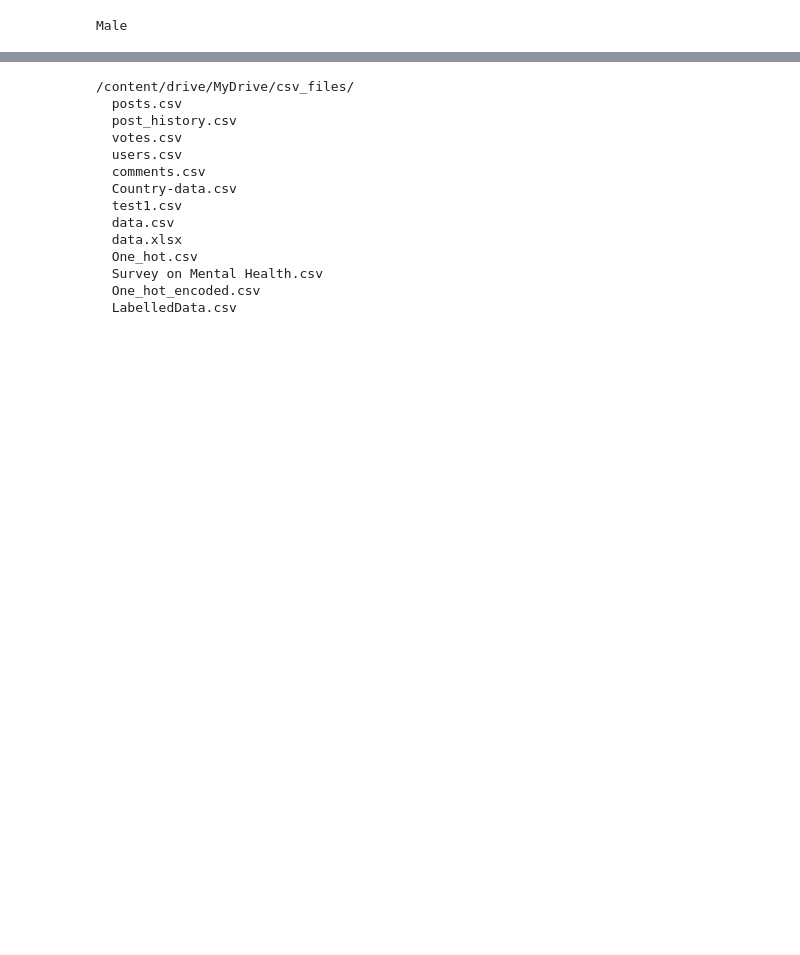
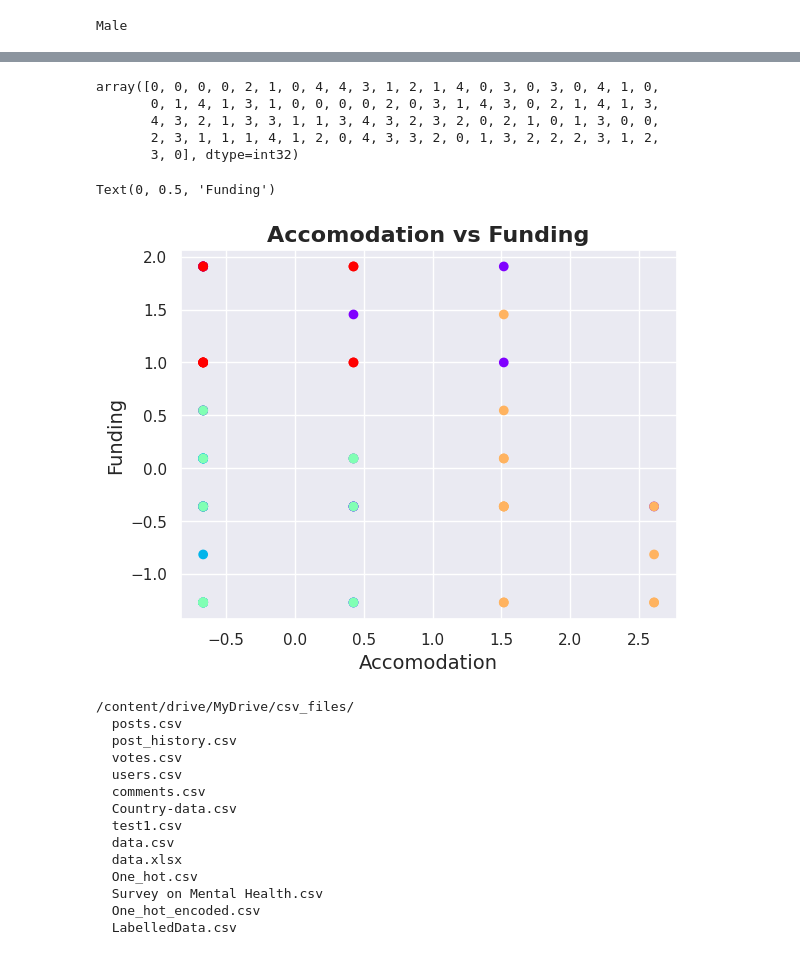
Before and after one commit to fardinahsan84/Survey-on-Mental-Health-across-Canada, a Jupyter notebook: Project1.ipynb, the cells around one changed output, grey strips where cells are left out. Drawn from its saved outputs; the diff is of its cells as text; code cells hidden in the pictures; blank space fills up the shorter version.

```diff
--- a/Project1.ipynb
+++ b/Project1.ipynb
@@ -194,0 +279,2 @@ Male
+# %%
+data_to_test = data_to_test.drop('kmeans_4', axis = 1)
@@ -194,0 +287,2 @@ Male
+# %%
+data_to_test['kmeans_5'] = kmeans.labels_
@@ -195,3 +310,22 @@ Male
+# %%
+identified_clusters = kmeans.fit_predict(data_to_test[['Q5_T', 'Q6_T', 'Q7_T', 'Q8_T','Q9_T', 'Q10_T']])
+identified_clusters
+# %% [output]
+array([0, 0, 0, 0, 2, 1, 0, 4, 4, 3, 1, 2, 1, 4, 0, 3, 0, 3, 0, 4, 1, 0,
+       0, 1, 4, 1, 3, 1, 0, 0, 0, 0, 2, 0, 3, 1, 4, 3, 0, 2, 1, 4, 1, 3,
+       4, 3, 2, 1, 3, 3, 1, 1, 3, 4, 3, 2, 3, 2, 0, 2, 1, 0, 1, 3, 0, 0,
+       2, 3, 1, 1, 1, 4, 1, 2, 0, 4, 3, 3, 2, 0, 1, 3, 2, 2, 2, 3, 1, 2,
+       3, 0], dtype=int32)
+# %%
+data_with_clusters = data_to_test.copy()
+data_with_clusters['Clusters'] = identified_clusters
+plt.scatter(data_with_clusters['Q5_T'],data_with_clusters['Q6_T'],  c=data_to_test['kmeans_5'],cmap='rainbow')
+plt.title('Accomodation vs Funding', fontsize=16, fontweight="bold")
+plt.xlabel('Accomodation', fontsize=14)
+plt.ylabel('Funding', fontsize=14)
+# %% [output]
+Text(0, 0.5, 'Funding')
+[figure, added]
 # %%
 from IPython.display import FileLink, FileLinks
 
```
Also changed, not shown: parts of 13 cells of this notebook.
